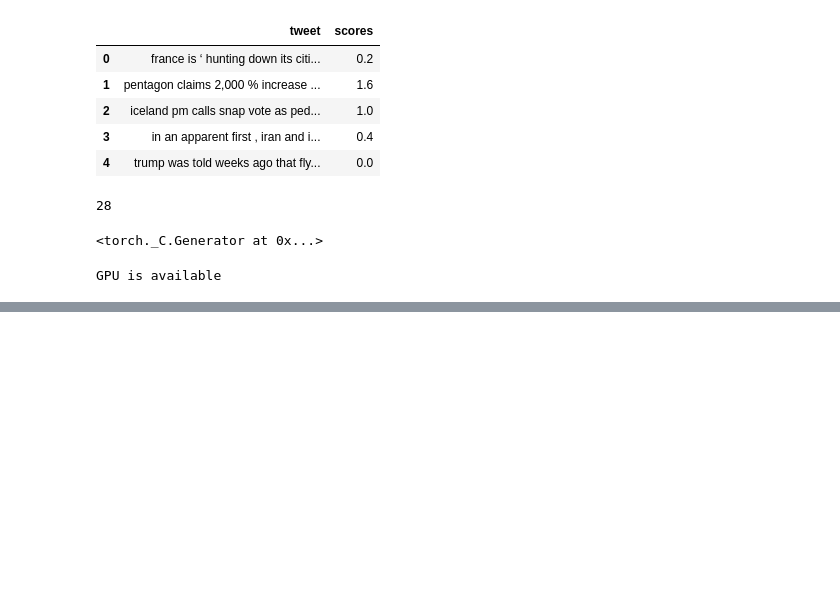
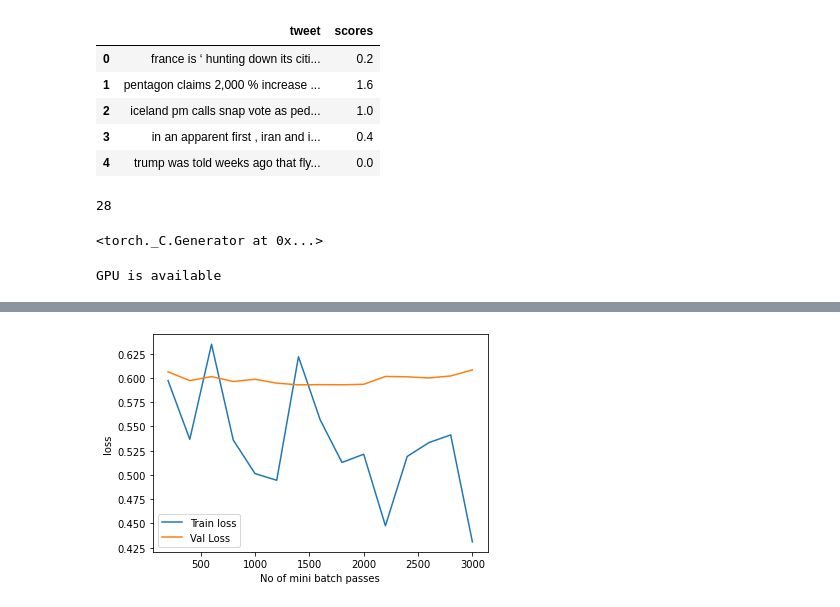
Before and after one commit to shashank-m/humour_detection, a Jupyter notebook: funny.ipynb, the cells around one changed output, grey strips where cells are left out. Cells and saved outputs as stored; diff of their text form; code cells hidden in the pictures; blank space fills up the shorter version.

```diff
--- a/funny.ipynb
+++ b/funny.ipynb
@@ -412,0 +418,3 @@ for line in f:
+# %%
+train_validate(30,4e-5,100,1)
+# %% [output]
@@ -412,0 +437 @@ for line in f:
+[figure, added]
```
Also changed, not shown: parts of 20 cells of this notebook.
